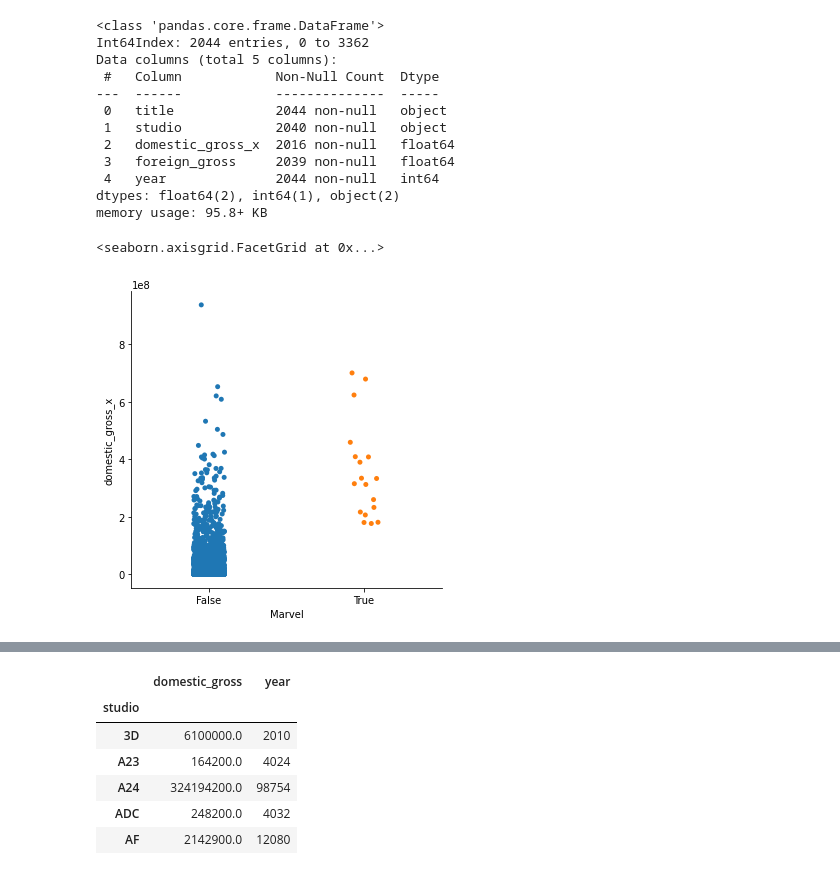
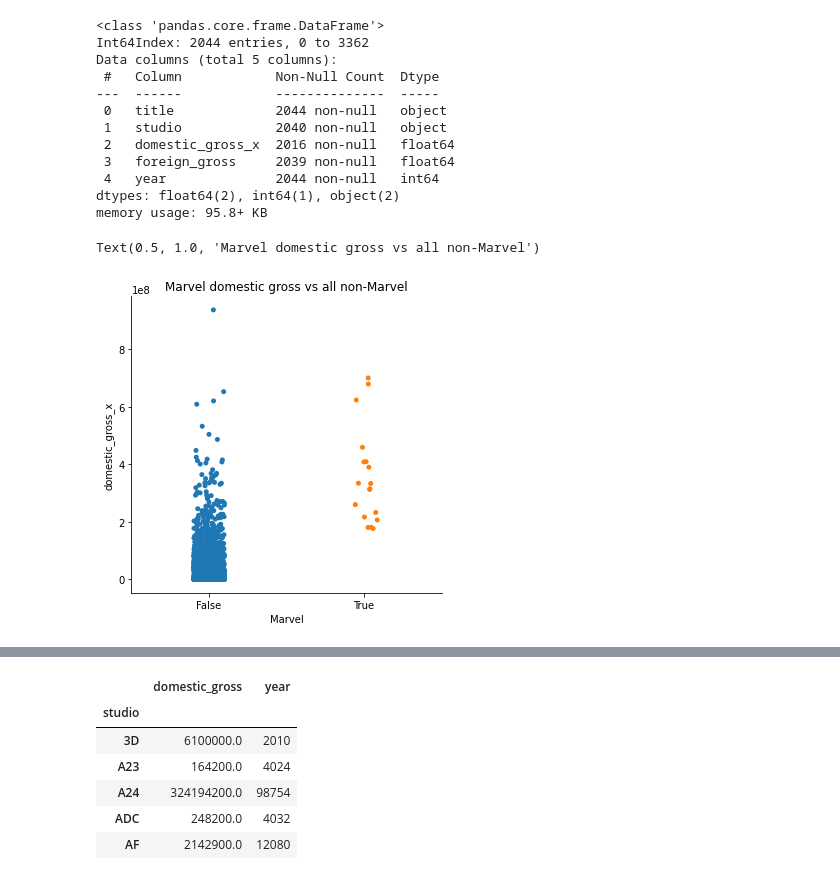
Before and after one commit to RipPhillip/dsc-phase-1-project, a Jupyter notebook: My main.ipynb, the cells around one changed output, grey strips where cells are left out. Saved outputs shown, nothing was run; the diff lists cells and outputs as text; code cells hidden in the pictures.

```diff
--- a/My main.ipynb
+++ b/My main.ipynb
@@ -212,6 +214,7 @@ with_studio_budget_df['Marvel'] = with_studio_budget_df['title']\
 .map(lambda x: True if x in marvel_movies else False)
 # %%
 sns.catplot(x='Marvel', y='domestic_gross_x', data=with_studio_budget_df)
+plt.title('Marvel domestic gross vs all non-Marvel')
 # %% [output]
-<seaborn.axisgrid.FacetGrid at 0x...>
+Text(0.5, 1.0, 'Marvel domestic gross vs all non-Marvel')
-[figure, old version]
+[figure, new version]
```
Also changed, not shown: parts of 43 cells of this notebook, 1 other file.
